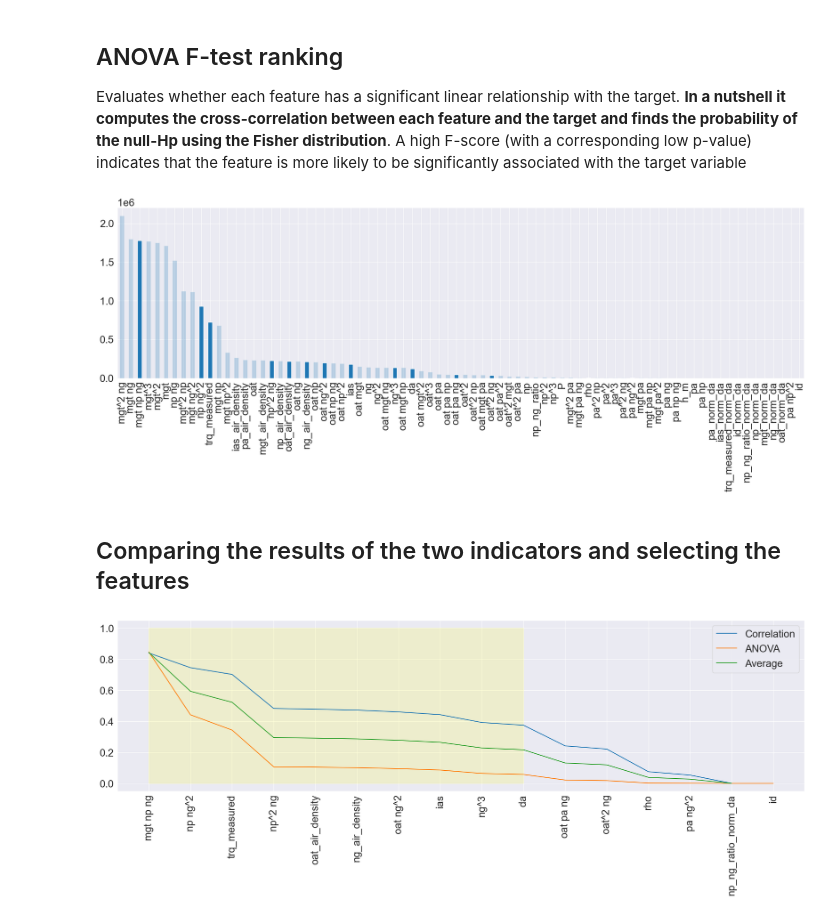
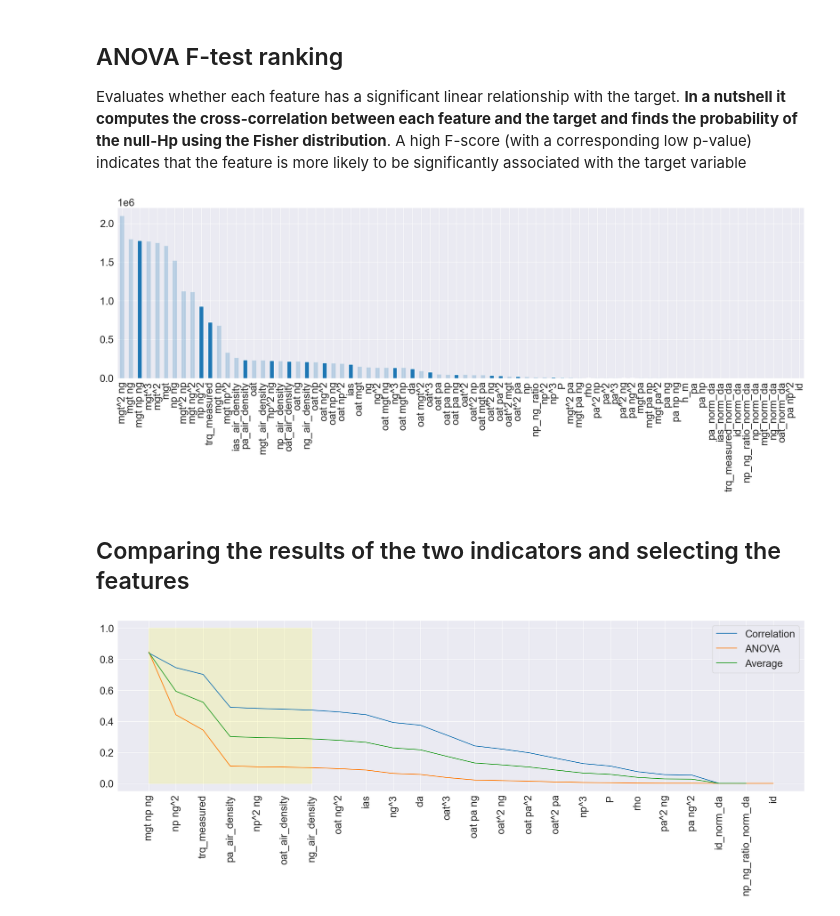
Before and after one commit to MrPio/PHM_North_America_2024_Challenge, a Jupyter notebook: 1-data_preprocessing/1-Feature_Selection_For_Regression.ipynb, the cells around one changed output. Saved outputs shown, nothing was run; the diff lists cells and outputs as text; code cells hidden in the pictures.

```diff
--- a/1-data_preprocessing/1-Feature_Selection_For_Regression.ipynb
+++ b/1-data_preprocessing/1-Feature_Selection_For_Regression.ipynb
@@ -10,7 +10,7 @@ sns.set_style("darkgrid")
 # %%
 df_x = pd.read_csv('../dataset/1-preprocessed/X.csv')
 df_y = pd.read_csv('../dataset/1-preprocessed/y.csv')
-df = df_x.merge(df_y)
+df = df_x.merge(df_y).drop(['id','faulty'], axis=1)
 # %% [markdown]
 ## Correlation pruning
 Prior to feature selection, we're going to prune highly correlated (thus most probably redundant) features.
@@ -27,5 +27,5 @@ plt.show()
 # %%
-threshold = 0.9
+threshold = 0.95
 
 # Find pairs of highly correlated features
 high_corr_pairs = set()
@@ -51,7 +51,7 @@ Dropping features that are less correlated with the target is based on the idea
 
 Features with low correlation might be dropped, but we must remember to check for multicollinearity among features as well.
 # %%
-target_correlations = (correlation_matrix['trq_target'].drop(['trq_margin', 'trq_target', 'faulty', 'id']).abs()
+target_correlations = (correlation_matrix['trq_target'].drop(['trq_margin', 'trq_target']).abs()
                        .sort_values(ascending=False))
 plt.figure(figsize=(24, 6))
 ax = target_correlations.plot(kind='bar')
@@ -71,22 +71,20 @@ ax = f_scores.plot(kind='bar', figsize=(24, 6))
 for bar, alpha in zip(ax.patches, alphas):
     bar.set_alpha(alpha)
 # %% [output]
-[figure, old version]
+[figure, new version]
 # %% [markdown]
 ## Comparing the results of the two indicators and selecting the features
 # %%
-features_to_keep=10
+features_to_keep = 7
 result1 = np.abs(target_correlations)
 result2 = f_scores / f_scores.max()
 mean_result = (result1 + result2) / 2
 result = (pd.DataFrame({'Correlation': result1, 'ANOVA': result2, 'Average': mean_result})
           .sort_values(by='Average', ascending=False).drop(features_to_drop))
 ax = result.plot(kind='line', figsize=(24, 6))
 ax.set_xticks(range(len(result.index)))
 ax.set_xticklabels(result.index, rotation=90)
 ax.fill_between(range(features_to_keep), 1, alpha=0.15, color='yellow')
 plt.show()
-
-df_x[result.index.values[:features_to_keep]].to_csv('../dataset/2-regression/X.csv')
 # %% [output]
-[figure, old version]
+[figure, new version]
```
Also changed, not shown: parts of 4 cells of this notebook, 7 other files.
